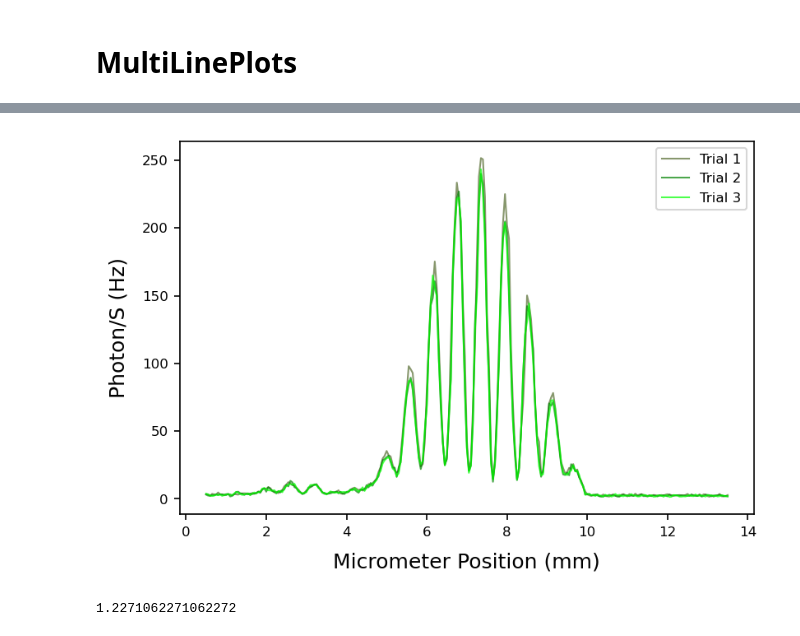
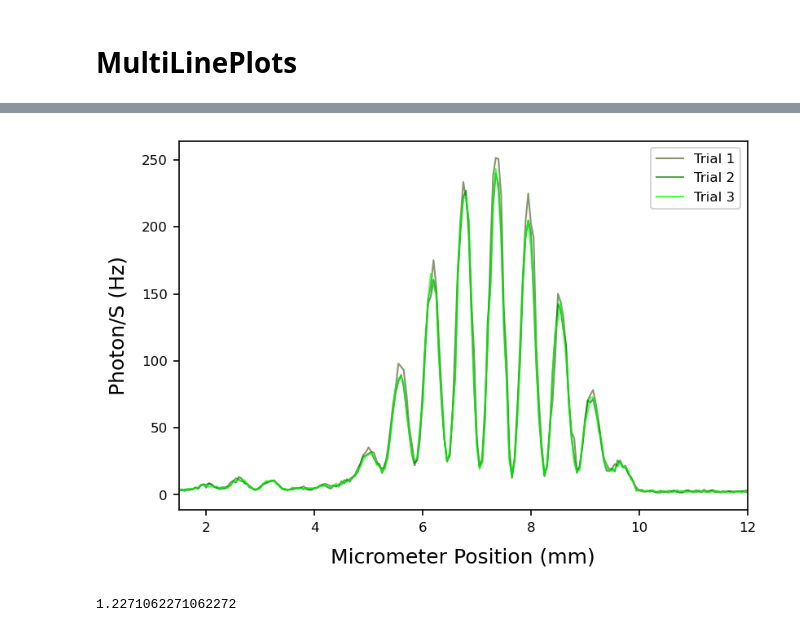
Before and after one commit to parallax-xallaraq/PHSX616, a Jupyter notebook: Lab1 - Two Slit Interference/Code/dataAnalysis1.ipynb, the cells around one changed output, grey strips where cells are left out. Cells and saved outputs as stored; diff of their text form; code cells hidden in the pictures.

```diff
--- a/Lab1 - Two Slit Interference/Code/dataAnalysis1.ipynb
+++ b/Lab1 - Two Slit Interference/Code/dataAnalysis1.ipynb
@@ -143,6 +150,7 @@ def PlotMultiXY(
     ylab: str,          # label on y axis
     color: list,        # color of the line
     legend: list,       # lables for xy pair on legend
+    xlim: list = None,  # x axis range
     fileName: str = ''  # filename to save the figure as
 ) :
     """Basic plotting function for x and y data arrays."""
@@ -150,6 +158,7 @@ def PlotMultiXY(
     myplt.SetStyle()
     plt.xlabel(xlab)
     plt.ylabel(ylab)
+    if(xlim != None) : plt.xlim(xlim)
     # data
     for xl,yl,cl,ll in zip(x,y,color,legend) :
         plt.plot(xl, yl,
@@ -164,29 +196,30 @@ def PlotMultiXY(
 # %%
 PlotMultiXY(
     x = [
             tables['Bulb 2s t1']['Micrometer Position (mm)']+0.5, # shift right to align with other lines
             tables['Bulb 2s t2']['Micrometer Position (mm)'],
             tables['Bulb 2s t3']['Micrometer Position (mm)']
         ],
     y = [
             tables['Bulb 2s t1']['Photon/S (Hz)'],
             tables['Bulb 2s t2']['Photon/S (Hz)'],
             tables['Bulb 2s t3']['Photon/S (Hz)']
         ],
     xlab = 'Micrometer Position (mm)',
     ylab = 'Photon/S (Hz)',
     color = [
                 'darkolivegreen',
                 'green',
                 'lime'
             ],
     legend = [
         'Trial 1', 'Trial 2', 'Trial 3'
     ],
+    xlim = [1.5,12],
     fileName = 'Bulb2st123.png'
 )
 # %% [output]
-[figure, old version]
+[figure, new version]
 # %%
 lam_green = (551. + 541.)/2
 lam_red = 670.
```
Also changed, not shown: parts of 8 cells of this notebook, 8 other files.
